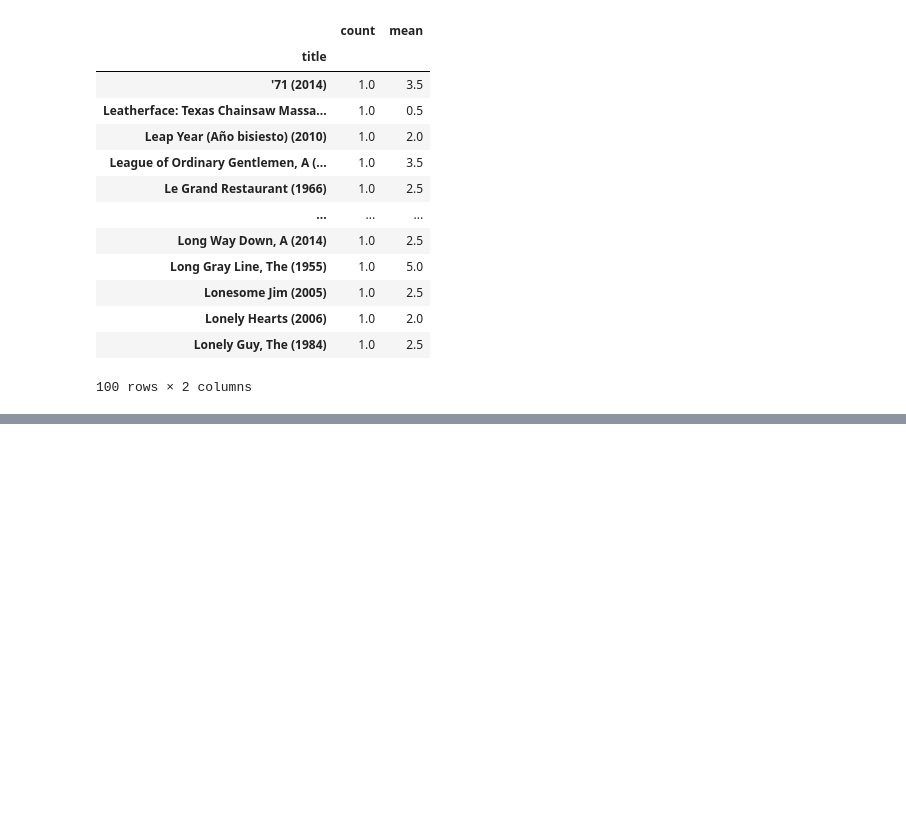
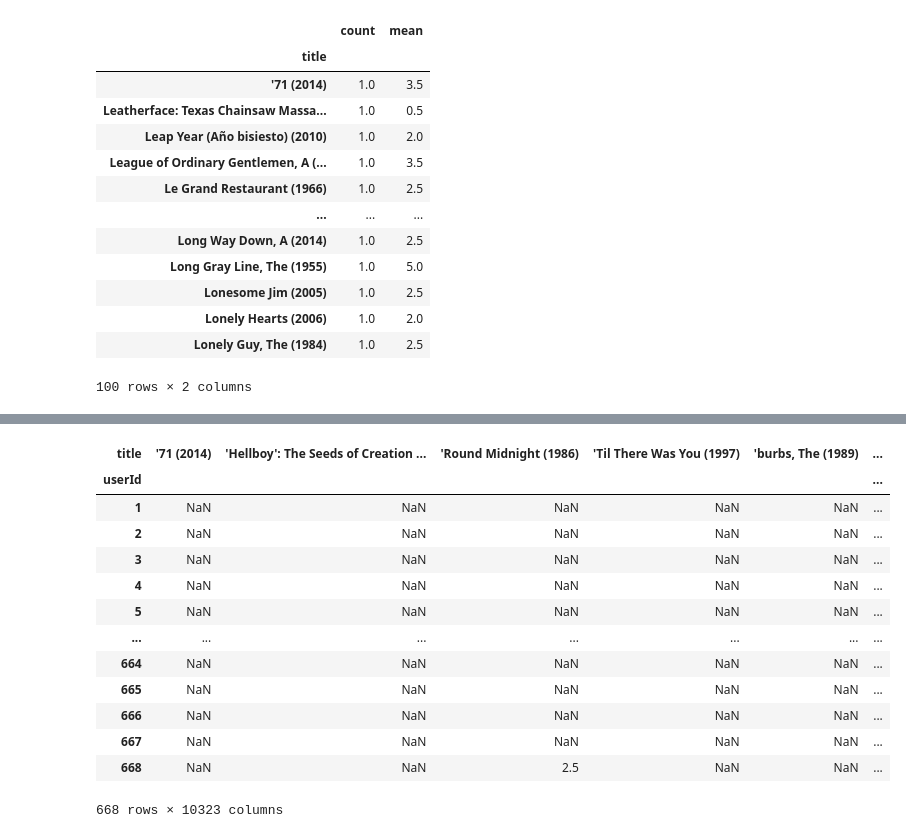
Before and after one commit to sanjip1203/Movie_recommended_system, a Jupyter notebook: recommendation.ipynb, the cells around one changed output, grey strips where cells are left out. Drawn from its saved outputs; the diff is of its cells as text; code cells hidden in the pictures; blank space fills up the shorter version.

Commit message:
collaborative filter  for one movie

```diff
--- a/recommendation.ipynb
+++ b/recommendation.ipynb
@@ -276,0 +295,19 @@ rating_mean_count_df.sort_values('count',ascending=True).head(100)
+# %%
+userid_movietitle_matrix = movie_rating_df.pivot_table(index='userId',columns='title',values='rating')
+# %%
+userid_movietitle_matrix
+# %% [output]
+| title | '71 (2014) | 'Hellboy': The Seeds of Creation ... | 'Round Midnight (1986) | 'Til There Was You (1997) | 'burbs, The (1989) | ... |
+| userId |  |  |  |  |  | ... |
+| 1 | NaN | NaN | NaN | NaN | NaN | ... |
+| 2 | NaN | NaN | NaN | NaN | NaN | ... |
+| 3 | NaN | NaN | NaN | NaN | NaN | ... |
+| 4 | NaN | NaN | NaN | NaN | NaN | ... |
+| 5 | NaN | NaN | NaN | NaN | NaN | ... |
+| ... | ... | ... | ... | ... | ... | ... |
+| 664 | NaN | NaN | NaN | NaN | NaN | ... |
+| 665 | NaN | NaN | NaN | NaN | NaN | ... |
+| 666 | NaN | NaN | NaN | NaN | NaN | ... |
+| 667 | NaN | NaN | NaN | NaN | NaN | ... |
+| 668 | NaN | NaN | 2.5 | NaN | NaN | ... |
+668 rows × 10323 columns
```
Also changed, not shown: parts of 14 cells of this notebook.
